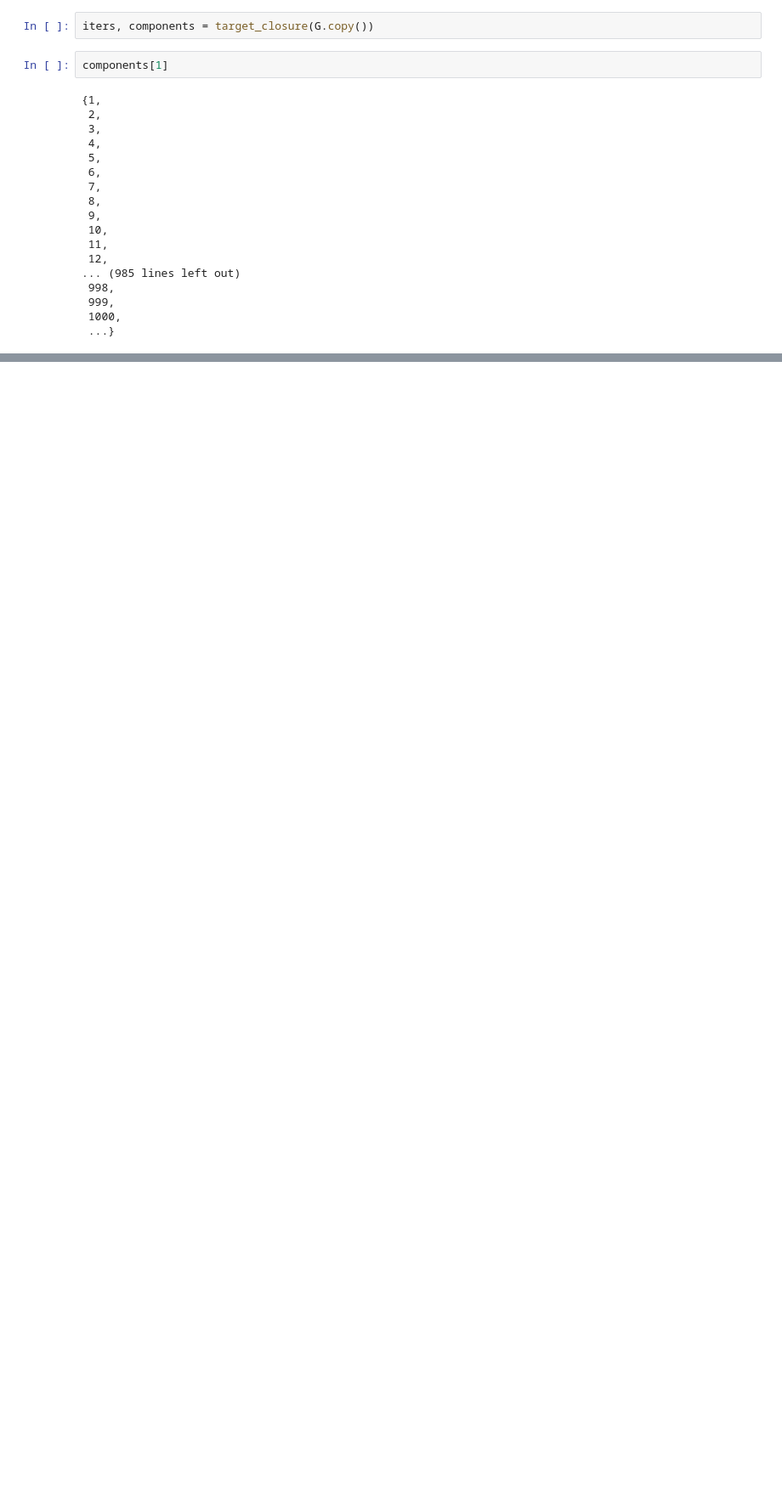
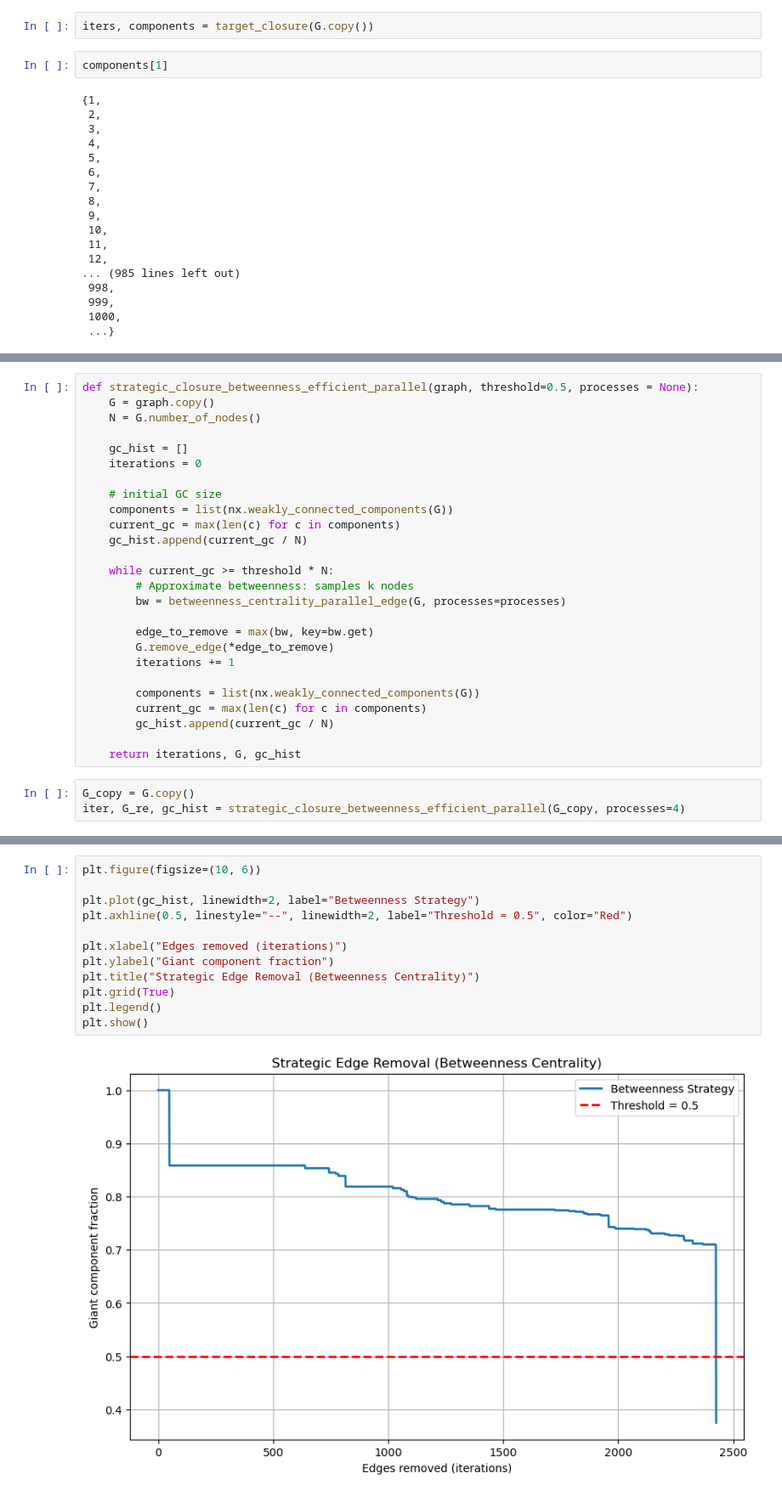
Before and after one commit to pocem/goldcoast_road_traffic_network, a Jupyter notebook: closure.ipynb, the cells around one changed output, grey strips where cells are left out. Shown at 85% size. Saved outputs shown, nothing was run; the diff lists cells and outputs as text; blank space fills up the shorter version.

```diff
--- a/closure.ipynb
+++ b/closure.ipynb
@@ -199,0 +533,29 @@ components[1]
+# %%
+def strategic_closure_betweenness_efficient_parallel(graph, threshold=0.5, processes = None):
+    G = graph.copy()
+    N = G.number_of_nodes()
+
+    gc_hist = []
+    iterations = 0
+
+    # initial GC size
+    components = list(nx.weakly_connected_components(G))
+    current_gc = max(len(c) for c in components)
+    gc_hist.append(current_gc / N)
+
+    while current_gc >= threshold * N:
+        # Approximate betweenness: samples k nodes
+        bw = betweenness_centrality_parallel_edge(G, processes=processes)
+
+        edge_to_remove = max(bw, key=bw.get)
+        G.remove_edge(*edge_to_remove)
+        iterations += 1
+
+        components = list(nx.weakly_connected_components(G))
+        current_gc = max(len(c) for c in components)
+        gc_hist.append(current_gc / N)
+
+    return iterations, G, gc_hist
+# %%
+G_copy = G.copy()
+iter, G_re, gc_hist = strategic_closure_betweenness_efficient_parallel(G_copy, processes=4)
@@ -199,0 +570,14 @@ components[1]
+# %%
+plt.figure(figsize=(10, 6))
+
+plt.plot(gc_hist, linewidth=2, label="Betweenness Strategy")
+plt.axhline(0.5, linestyle="--", linewidth=2, label="Threshold = 0.5", color="Red")
+
+plt.xlabel("Edges removed (iterations)")
+plt.ylabel("Giant component fraction")
+plt.title("Strategic Edge Removal (Betweenness Centrality)")
+plt.grid(True)
+plt.legend()
+plt.show()
+# %% [output]
+[figure, added]
```
Also changed, not shown: parts of 28 cells of this notebook.
